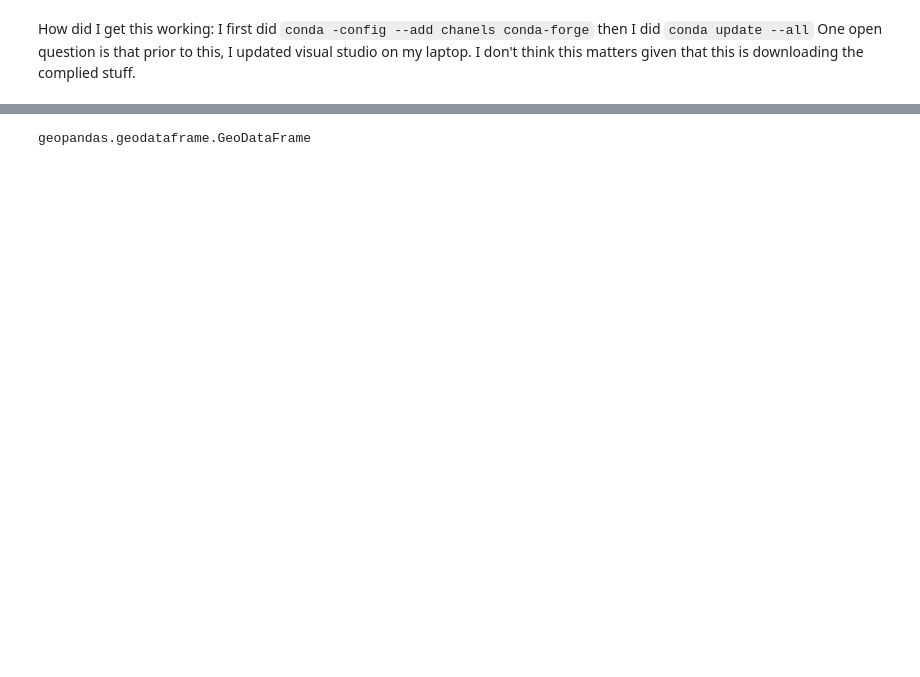
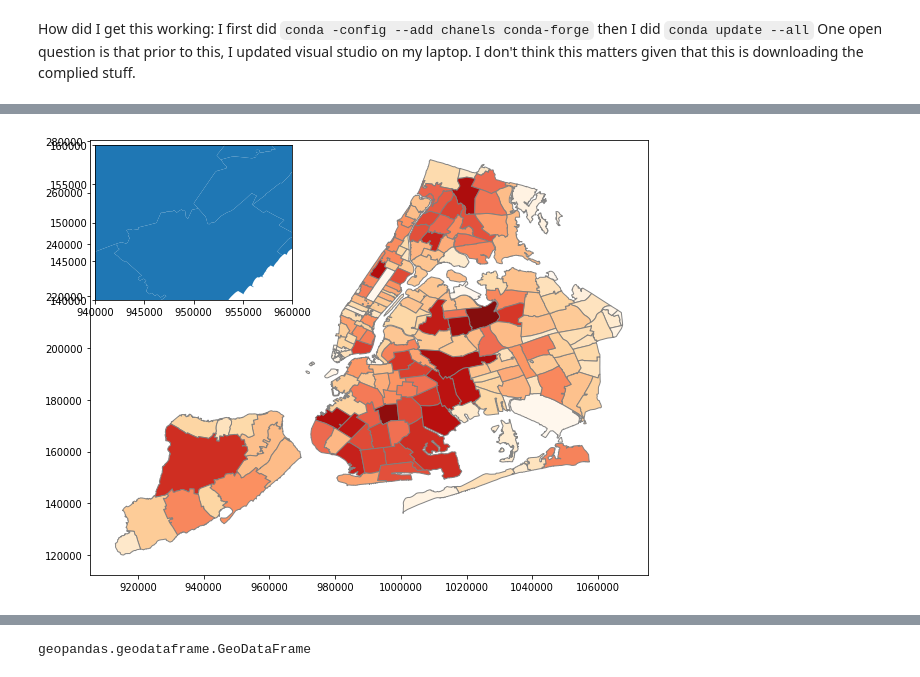
Before and after one commit to mwaugh0328/data_bootcamp_spring_2018, a Jupyter notebook: week13/geopandas.ipynb, the cells around one changed output, grey strips where cells are left out. Drawn from its saved outputs; the diff is of its cells as text; code cells hidden in the pictures; blank space fills up the shorter version.

```diff
--- a/week13/geopandas.ipynb
+++ b/week13/geopandas.ipynb
@@ -15,5 +19,5 @@ One open question is that prior to this, I updated visual studio on my laptop. I
 # %%
-path = "C:\\data_bootcamp_spring_2018\\week13\\shape_files\\NYC"
+path = "C:\\data_bootcamp\\data_bootcamp_spring_2018\\week13\\shape_files\\NYC"
 
 regions_shape = path + "\\ZIP_CODE_040114.shx"
 # %%
@@ -20,0 +44,25 @@ nyc_map = gpd.read_file(regions_shape)
+# %%
+fig, ax = plt.subplots(figsize = (10,8))
+
+# First create the map for the urban share
+
+nyc_map.plot(ax = ax, edgecolor='tab:grey', column='POPULATION', cmap='OrRd', alpha = 0.95)
+
+
+axins = zoomed_inset_axes(ax, 3, loc=2)  # zoom = 6
+nyc_map.plot(ax = axins)
+
+x1, x2, y1, y2 = 940000, 960000, 140000, 160000
+axins.set_xlim(x1, x2)
+axins.set_ylim(y1, y2)
+#fix the number of ticks on the inset axes
+#axins.yaxis.get_major_locator().set_params(nbins=7)
+#axins.xaxis.get_major_locator().set_params(nbins=7)
+
+#mark_inset(ax, axins, loc1=2, loc2=4, fc="none", ec="0.5")
+
+axins.plot()
+
+plt.show()
+# %% [output]
+[figure, added]
```
Also changed, not shown: parts of 13 cells of this notebook, 1 other file.
